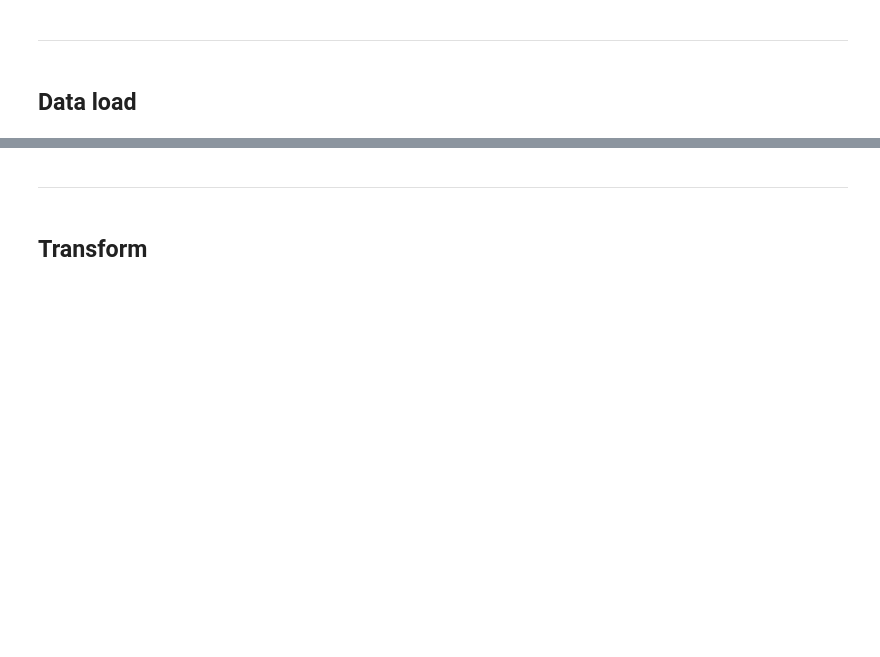
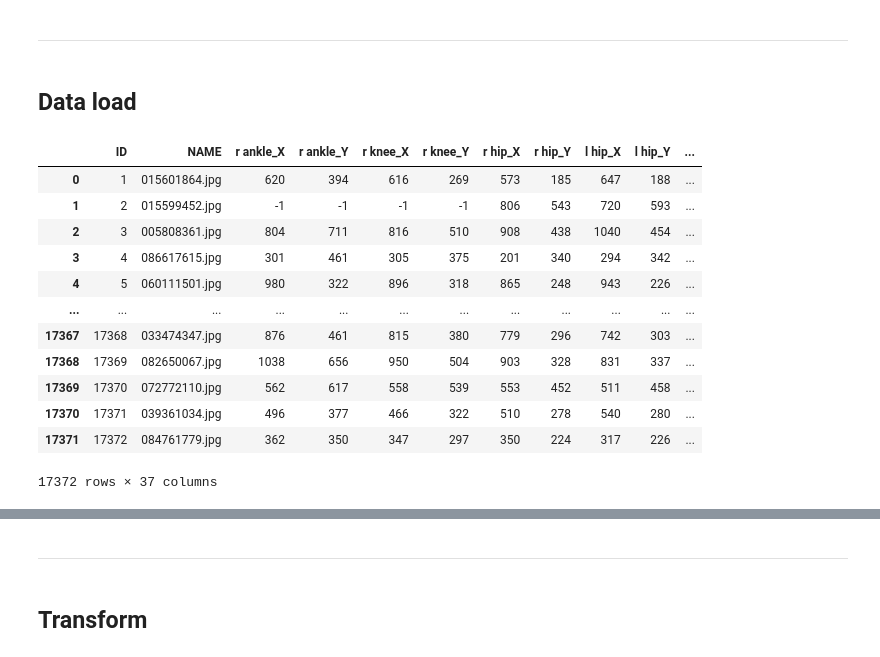
Before and after one commit to EdenStabbfer/PatternRecognition, a Jupyter notebook: KT3/PoseDetectionViT.ipynb, the cells around one changed output, grey strips where cells are left out. Drawn from its saved outputs; the diff is of its cells as text; code cells hidden in the pictures; blank space fills up the shorter version.

```diff
--- a/KT3/PoseDetectionViT.ipynb
+++ b/KT3/PoseDetectionViT.ipynb
@@ -13,6 +13,22 @@ import cv2
 ---
 # %% [markdown]
 ## Data load
+# %%
+pd.read_csv('mpii_human_pose.csv')
+# %% [output]
+|  | ID | NAME | r ankle_X | r ankle_Y | r knee_X | r knee_Y | r hip_X | r hip_Y | l hip_X | l hip_Y | ... |
+| 0 | 1 | 015601864.jpg | 620 | 394 | 616 | 269 | 573 | 185 | 647 | 188 | ... |
+| 1 | 2 | 015599452.jpg | -1 | -1 | -1 | -1 | 806 | 543 | 720 | 593 | ... |
+| 2 | 3 | 005808361.jpg | 804 | 711 | 816 | 510 | 908 | 438 | 1040 | 454 | ... |
+| 3 | 4 | 086617615.jpg | 301 | 461 | 305 | 375 | 201 | 340 | 294 | 342 | ... |
+| 4 | 5 | 060111501.jpg | 980 | 322 | 896 | 318 | 865 | 248 | 943 | 226 | ... |
+| ... | ... | ... | ... | ... | ... | ... | ... | ... | ... | ... | ... |
+| 17367 | 17368 | 033474347.jpg | 876 | 461 | 815 | 380 | 779 | 296 | 742 | 303 | ... |
+| 17368 | 17369 | 082650067.jpg | 1038 | 656 | 950 | 504 | 903 | 328 | 831 | 337 | ... |
+| 17369 | 17370 | 072772110.jpg | 562 | 617 | 558 | 539 | 553 | 452 | 511 | 458 | ... |
+| 17370 | 17371 | 039361034.jpg | 496 | 377 | 466 | 322 | 510 | 278 | 540 | 280 | ... |
+| 17371 | 17372 | 084761779.jpg | 362 | 350 | 347 | 297 | 350 | 224 | 317 | 226 | ... |
+17372 rows × 37 columns
 # %%
 from collections import defaultdict
 
```
Also changed, not shown: parts of 24 cells of this notebook.
